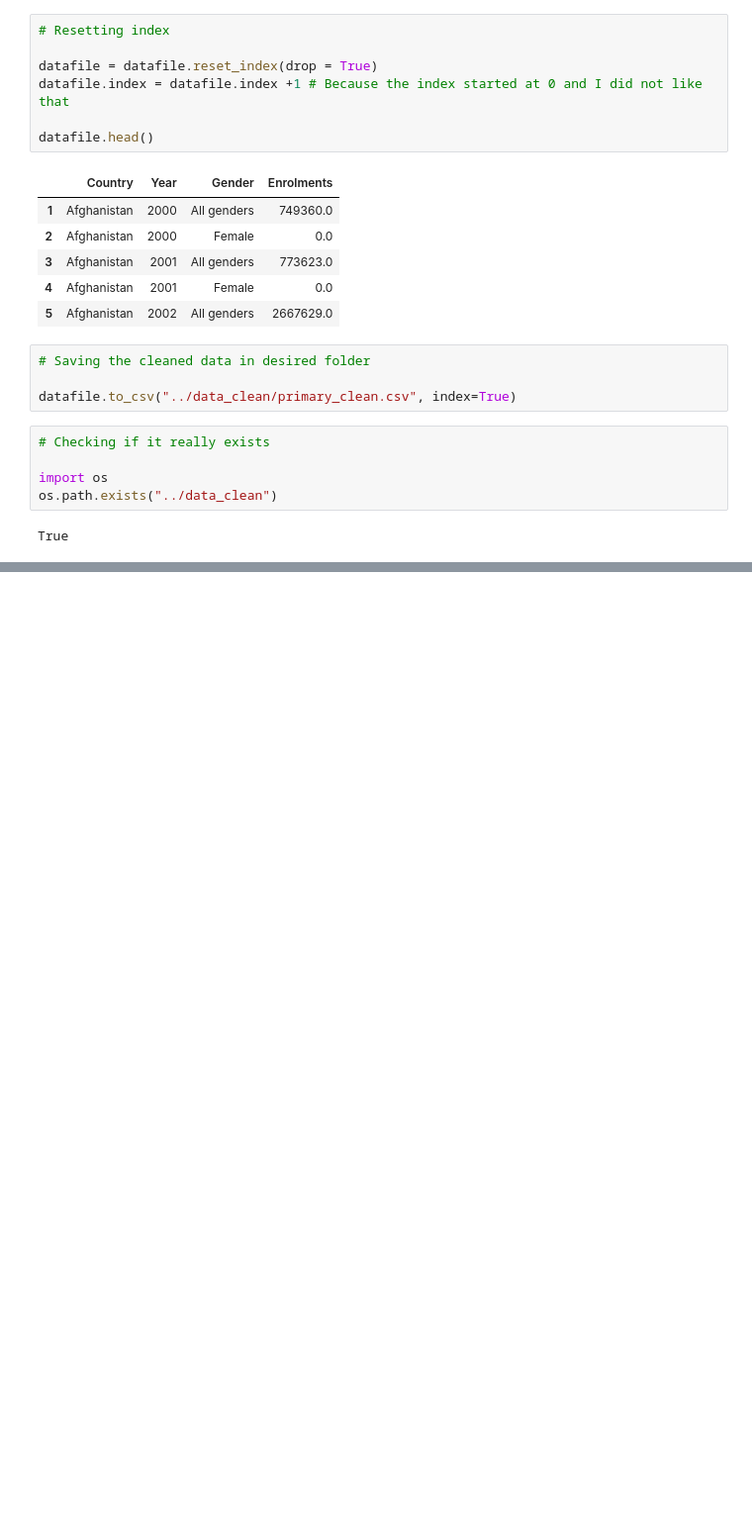
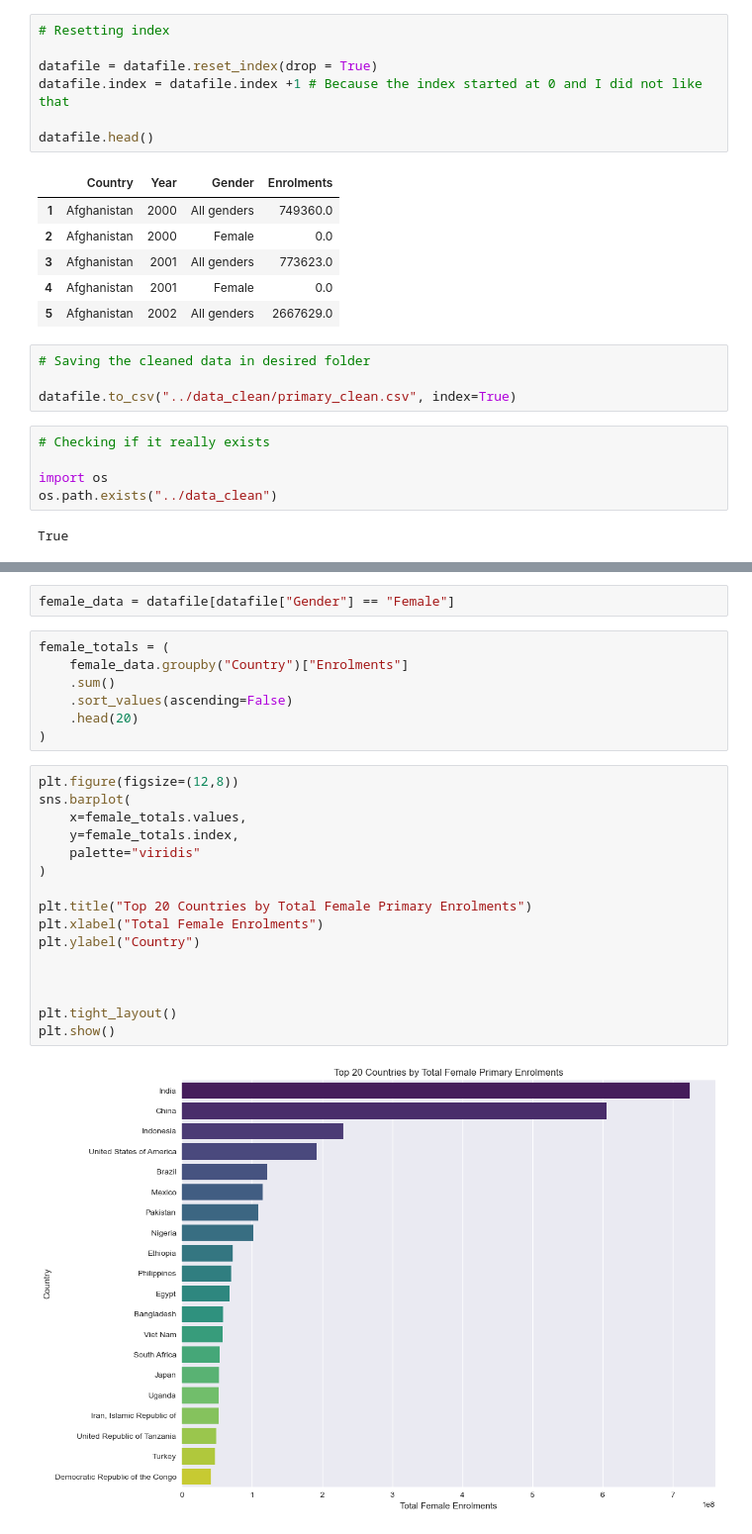
Before and after one commit to umarmohdcr7-spec/life-expectancy-education, a Jupyter notebook: notebooks/primary.ipynb, the cells around one changed output, grey strips where cells are left out. Shown at 99% size. Drawn from its saved outputs; the diff is of its cells as text; blank space fills up the shorter version.

```diff
--- a/notebooks/primary.ipynb
+++ b/notebooks/primary.ipynb
@@ -198,0 +225,27 @@ plt.show()
+# %%
+female_data = datafile[datafile["Gender"] == "Female"]
+# %%
+female_totals = (
+    female_data.groupby("Country")["Enrolments"]
+    .sum()
+    .sort_values(ascending=False)
+    .head(20)
+)
+# %%
+plt.figure(figsize=(12,8))
+sns.barplot(
+    x=female_totals.values,
+    y=female_totals.index,
+    palette="viridis"
+)
+
+plt.title("Top 20 Countries by Total Female Primary Enrolments")
+plt.xlabel("Total Female Enrolments")
+plt.ylabel("Country")
+
+
+
+plt.tight_layout()
+plt.show()
+# %% [output]
+[figure, added]
```
Also changed, not shown: parts of 7 cells of this notebook.
